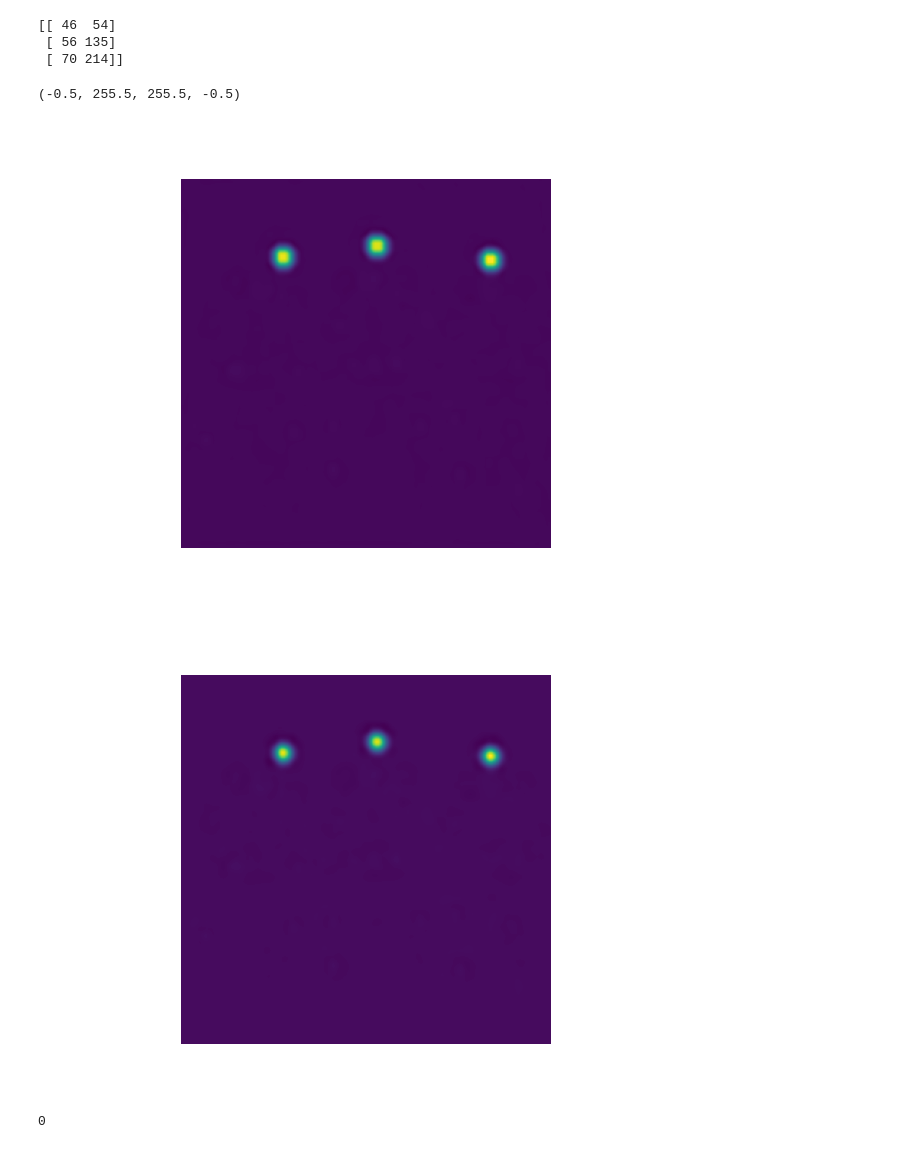
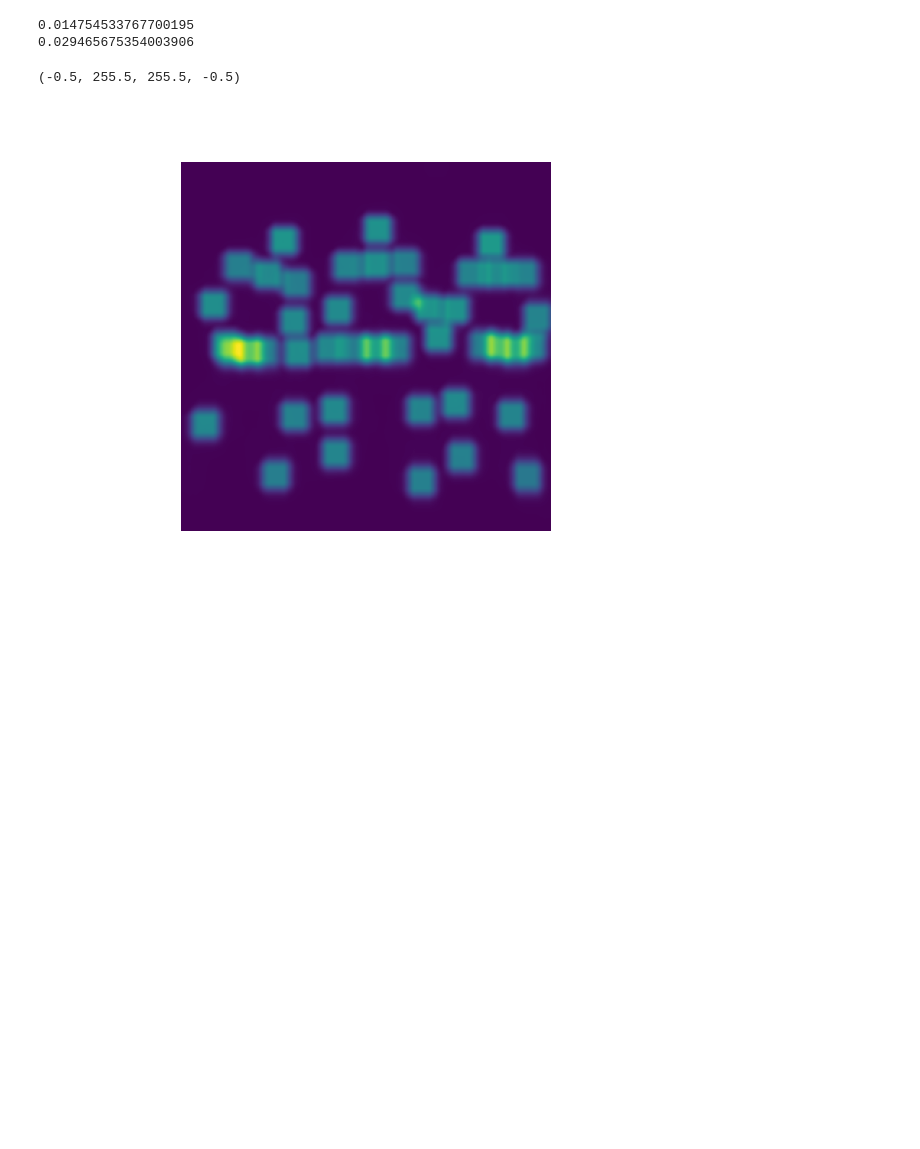
Before and after one commit to Nunigan/HardwareAcceleratedPoseTracking, a Jupyter notebook: ICAIPose.ipynb, the cells around one changed output. Cells and saved outputs as stored; diff of their text form; code cells hidden in the pictures; blank space fills up the shorter version.

```diff
--- a/ICAIPose.ipynb
+++ b/ICAIPose.ipynb
@@ -227,13 +237,13 @@ def post_conf(conf):
     return conf_map
 # %%
 # imgs = np.load('validation_data/imgs.npy')
-# imgs = [imread('data/multi.jpg')]
+imgs = [imread('data/multi.jpg')]
 # import time
-imgs = np.load('validation_data/imgs.npy')
+# imgs = np.load('validation_data/imgs.npy')
 
 out = []
 
-for i, im in enumerate(imgs[:4]):
+for i, im in enumerate(imgs):
     conf = DL(im)
     # np.save('conf.npy',conf[-1])
 
@@ -275,30 +266,37 @@ Clipping input data to the valid range for imshow with RGB data ([0..1] for floa
 # %%
-conf_map = np.moveaxis(conf[-1][0,:,:,:-1], [0,1,2], [1,2,0])[0]
-conf_map_local = np.copy(conf_map)
-# conf_map_local[conf_map_local<0.2]=0
-kernel = np.ones((3, 3), np.uint8)
+from scipy import ndimage
+import time
 
-dil = cv2.dilate(conf_map_local, kernel, 1)
-cor = np.where(np.logical_and(conf_map_local == dil, conf_map_local>0.2))
-cor = np.reshape(cor,(-1,2))
-print(cor)
+conf_map = np.moveaxis(conf[-1][0,:,:,:-1], [0,1,2], [1,2,0])
+conf_map = np.copy(conf_map)
+
+t = time.time()
+
+for cm in conf_map:
+    dil = cv2.dilate(cm, np.ones((10,10),dtype=np.uint8), 1)
+    cor = np.nonzero(np.logical_and(cm == dil, cm>0.2))
+    # kp = np.swapaxes(np.array(cor), 0,1).astype(np.int32)[...,::-1]
+print(time.time() - t)
+
+t = time.time()
+
+dil2 = ndimage.maximum_filter(conf_map, size=10, axes=(2,1))
+cor = np.nonzero(np.logical_and(conf_map == dil2, conf_map>0.2))
+# kp = np.swapaxes(np.array(cor), 0,1).astype(np.int32)[...,::-1]
+print(time.time() - t)
+
+# print(kp)
+
 _, axis = plt.subplots(1,1)
-axis.imshow(dil)
+axis.imshow(np.sum(dil2,axis=0))
+# axis.imshow(dil2[1])
 axis.axis("off")
 
-_, axis = plt.subplots(1,1)
-axis.imshow(conf_map_local)
-axis.axis("off")
+# _, axis = plt.subplots(1,1)
+# axis.imshow(cm)
+# axis.axis("off")
 # %% [output]
-[[ 46  54]
- [ 56 135]
- [ 70 214]]
+0.014754533767700195
+0.029465675354003906
 (-0.5, 255.5, 255.5, -0.5)
-[figure, old version]
+[figure, new version]
-[figure, removed]
-# %%
-cm = np.load('data/conf_map_fpga.npy')
-np.min(cm)
-cv.d
-# %% [output]
-0
```
Also changed, not shown: parts of 6 cells of this notebook, 10 other files.
